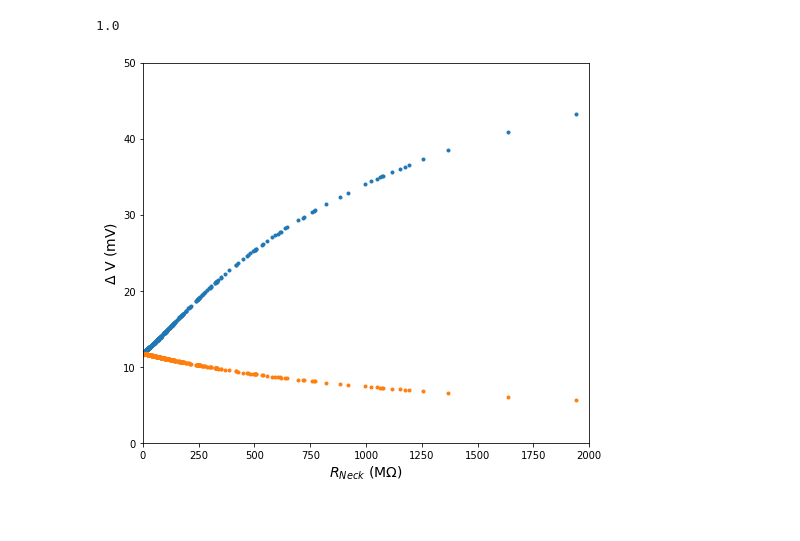
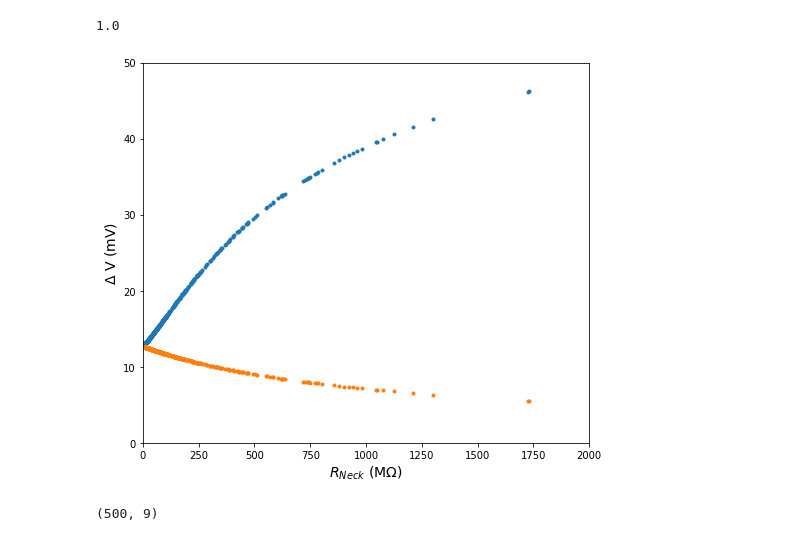
Before and after one commit to p-serna/SpineModel, a Jupyter notebook: Rneck.ipynb, the cells around one changed output. Drawn from its saved outputs; the diff is of its cells as text; code cells hidden in the pictures.

```diff
--- a/Rneck.ipynb
+++ b/Rneck.ipynb
@@ -29,7 +32,7 @@ data.NMDA = False
 # Definition of the model.
 lb.h.dt = data.dt
 NMDA = data.NMDA
-model = lb.loadNeuron("Basic2.hoc",axon=False)
+model = lb.loadNeuron("ball-2sticks.hoc",axon=False)
 # Adding piece of dendritic branch with spine
 model.addDend(name="DendE",locus="dendA1",L=4.0,D=1.5,ilocus=1)
 model.addSpne(locus="DendE",ilocus=0.5,L=1.0,D=1.0,Lneck=1.0,Dneck=0.15)
@@ -534,9 +537,10 @@ def simulateSet(model,spn,tG = 500,ton = 50,toffset = 50,t_stop = 250, EL = -65,
         #sp.gbar_itL = 5*CaTcond/spineArea*1e-10 # S/ cm^2   not pS/um^2 as in mod file
         spineArea =  sp(0.5).area()#sp.L*sp.diam+1.8*sp.diam**2/4 # um^2
         CaTcond = 2e6# pS
-        sp.gbar_itL = 0.0*0.15*CaTcond/spineArea*1e-10
-        sp.gbar_ca = 0.0*100*CaTcond/spineArea*1e-10
-        sp.gbar_it = 0.0*0.15*CaTcond/spineArea*1e-10
+        sp.pbar_caL13_alt = 0.0*0.15*CaTcond/spineArea*1e-10
+        sp.pbar_caL_alt = 0.0*100*CaTcond/spineArea*1e-10
+        sp.pbar_can_alt = 0.0*0.15*CaTcond/spineArea*1e-10
+        sp.pcaqbar_caq_alt = 0.0
         spineArea =  sp(0.5).area()
 
         NC.delay = toffset+ton-50
@@ -754,27 +638,31 @@ model.dend[3].L
 # %%
 fig = figure(figsize=(8,7))
 #ax = fig.add_subplot(121)
 
 sel = mes[:,0].argsort()
 plot(mes[sel,0],mes[sel,1]+65,'.',label="Spine head",linewidth=2.)
-plot(mes[sel,0],mes[sel,2]+65,'.',label="Spine head",linewidth=2.)
+plot(mes[sel,0],mes[sel,2]+65,'.',label="Dendritic Shaft",linewidth=2.)
 #plot(mes[sel,0],mes[sel,3]+65,'-',label="Spine head",linewidth=2.)
 #plot(mes[sel,0],-mes[sel,0]*mes[sel,-3].min()/1.20+mes[:,1].min()+65.,'k--',linewidth=2.)
 xlabel("$R_{Neck}$ (M$\Omega$)",fontsize = 14)
 ylabel("$\Delta$ V (mV)",fontsize = 14)
 #title(labelsC[i])
 ylim(0,50)
 xlim(0,2000)
 savefig("dVRN.png")
 #ax = fig.add_subplot(122)
 #vtracso = vtracs*1.0
 #vtracso.sort(axis=1)
 #plot(array(trec)-toffset-ton+10,vtracso[:,250]-vtracs[0,0],'C0-')
 #fill_between(array(trec)-toffset-ton+10,vtracso[:,5]-vtracs[0,0],vtracso[:,495]-vtracs[0,0],color='C0',alpha=0.2)
 #fill_between(array(trec)-toffset-ton+10,vtracso[:,79]-vtracs[0,0],vtracso[:,421]-vtracs[0,0],color='C0',alpha=0.5)
 #xlabel("t (ms)",fontsize = 14)
 #ylabel("V (mV)",fontsize = 14)
 #xlim(0,60)
 #savefig("FigvarV_"+labelsCf[i]+".png")
 # %% [output]
-[figure, old version]
+[figure, new version]
+# %%
+mes.shape
+# %% [output]
+(500, 9)
```
Also changed, not shown: parts of 18 cells of this notebook, 3 other files.
